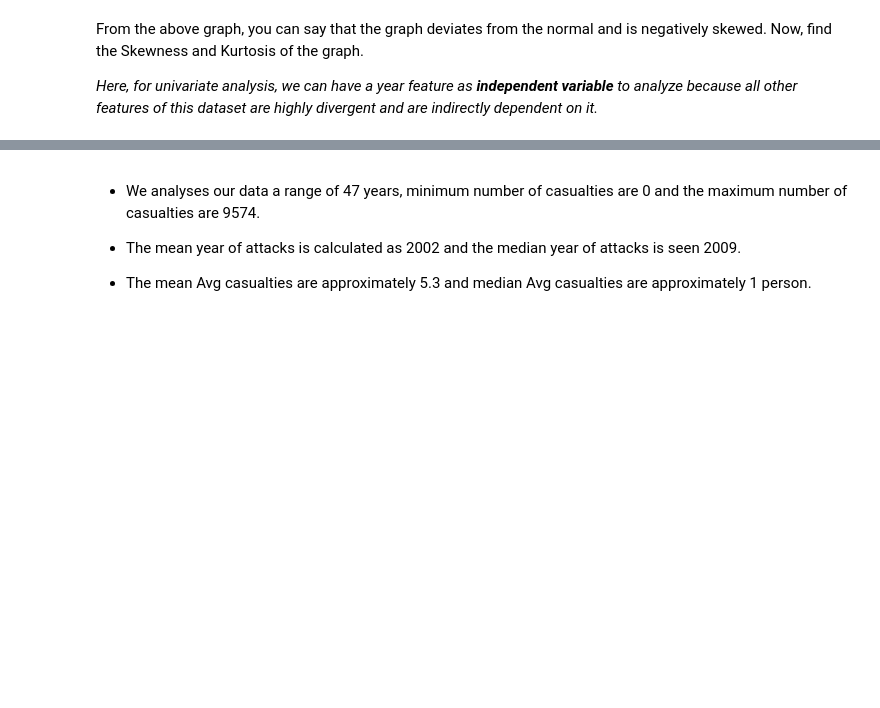
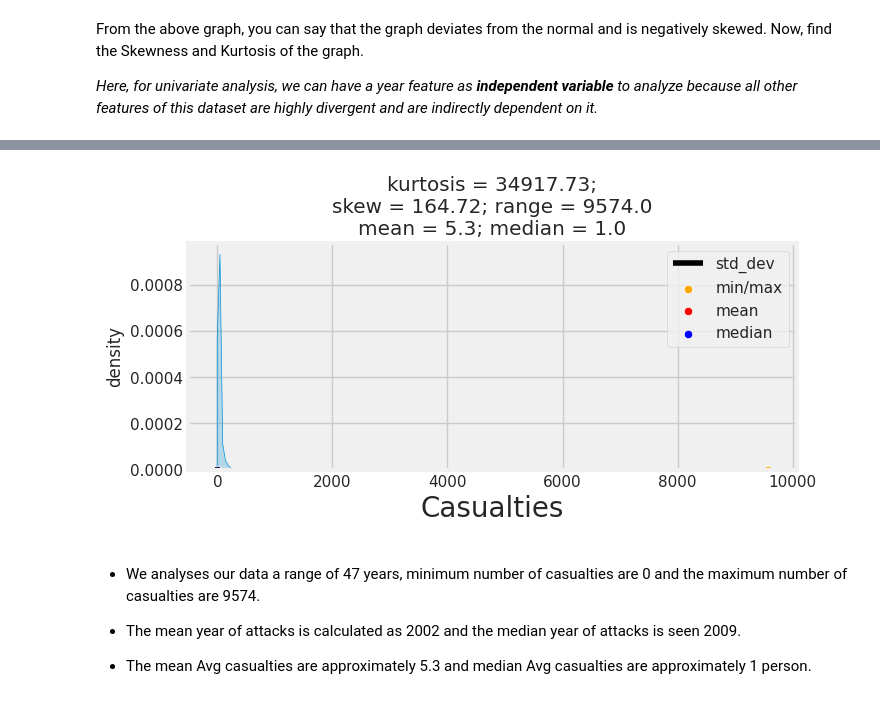
Before and after one commit to sanchitmisra/Global-Terrorism-Analysis, a Jupyter notebook: Global_Terrorism_Analysis_Solution_Capstone_Project.ipynb, the cells around one changed output, grey strips where cells are left out. Saved outputs shown, nothing was run; the diff lists cells and outputs as text; code cells hidden in the pictures; blank space fills up the shorter version.

```diff
--- a/Global_Terrorism_Analysis_Solution_Capstone_Project.ipynb
+++ b/Global_Terrorism_Analysis_Solution_Capstone_Project.ipynb
@@ -288,3 +290,8 @@ UVA_KDE(df_terr,[ 'Casualities'])
+# %%
+#Analyzing "Casualties" feature.
+UVA_KDE(df_terr,[ 'Casualties'])
+# %% [output]
+[figure, added]
 # %% [markdown]
 
 *   We analyses our data a range of 47 years, minimum number of casualties are 0 and the maximum number of casualties are 9574.
```
Also changed, not shown: parts of 54 cells of this notebook.
